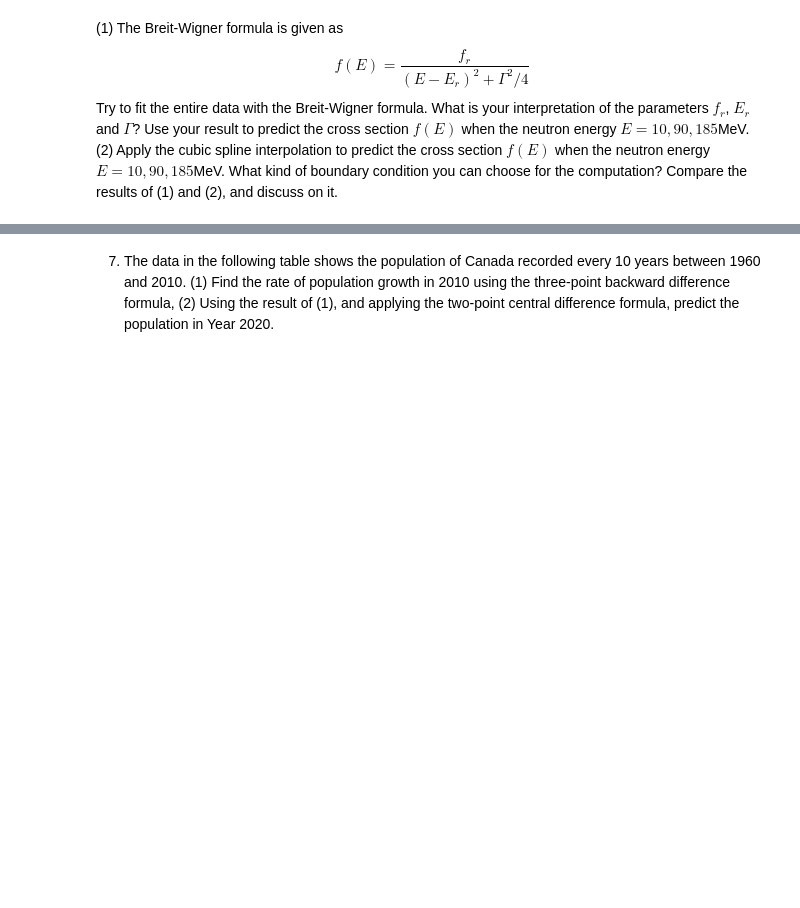
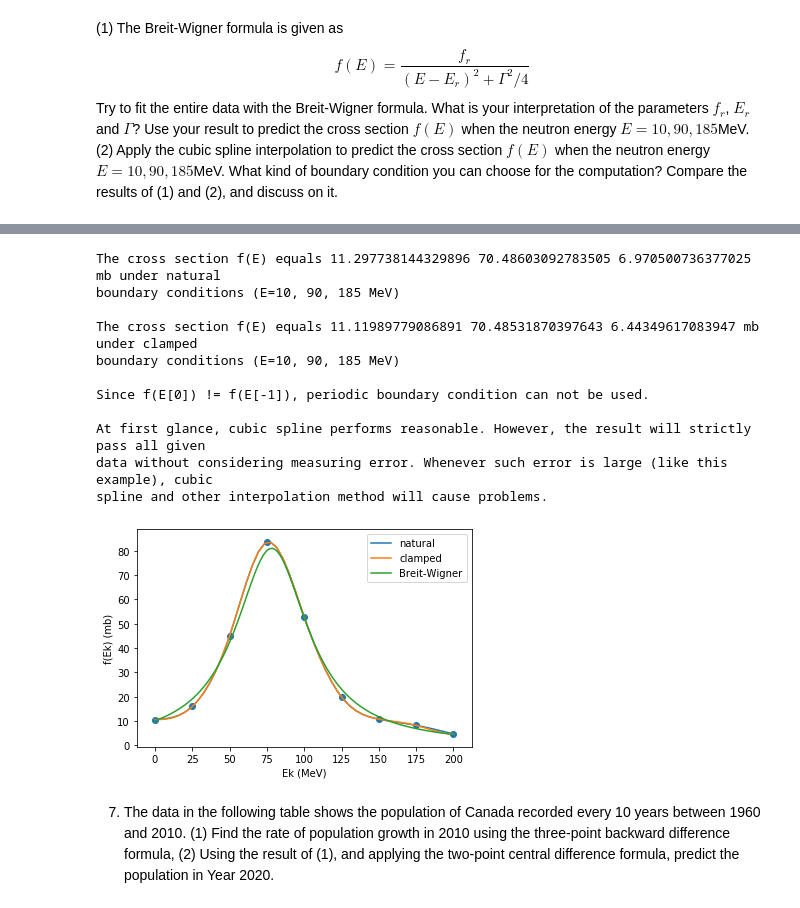
Before and after one commit to Little-old-brother-team/GroupWork, a Jupyter notebook: Week9/GroupWork9.ipynb, the cells around one changed output, grey strips where cells are left out. Saved outputs shown, nothing was run; the diff lists cells and outputs as text; code cells hidden in the pictures; blank space fills up the shorter version.

```diff
--- a/Week9/GroupWork9.ipynb
+++ b/Week9/GroupWork9.ipynb
@@ -390,3 +433,41 @@ When I = 1.58, alpha = 8.75314
+# %%
+from scipy.interpolate import CubicSpline
+
+# natural boundary condition
+cs = CubicSpline(E, f, bc_type='natural')
+xs = np.linspace(E[0],E[-1])
+plt.plot(xs,cs(xs))
+plt.scatter(E,f)
+# plt.legend(["natural"])
+
+# predict when E = 10,90,185 MeV
+print('The cross section f(E) equals {} {} {} mb under natural \nboundary conditions \
+(E=10, 90, 185 MeV)\n'.format(cs(10),cs(90),cs(185)))
+
+# clamped boundary condition
+cs = CubicSpline(E, f, bc_type='clamped')
+plt.plot(xs,cs(xs))
+plt.plot(e,f_plot)
+plt.xlabel('Ek (MeV)')
+plt.ylabel('f(Ek) (mb)')
+plt.legend(["natural","clamped","Breit-Wigner"])
+print('The cross section f(E) equals {} {} {} mb under clamped \nboundary conditions \
+(E=10, 90, 185 MeV)\n'.format(cs(10),cs(90),cs(185)))
+print('Since f(E[0]) != f(E[-1]), periodic boundary condition can not be used.\n')
+print('At first glance, cubic spline performs reasonable. However, the result will strictly pass all given \ndata without considering measuring error. Whenever such error is large (like this example), cubic \nspline and other interpolation method will cause problems.\n')
+# %% [output]
+The cross section f(E) equals 11.297738144329896 70.48603092783505 6.970500736377025 mb under natural
+boundary conditions (E=10, 90, 185 MeV)
+
+The cross section f(E) equals 11.11989779086891 70.48531870397643 6.44349617083947 mb under clamped
+boundary conditions (E=10, 90, 185 MeV)
+
+Since f(E[0]) != f(E[-1]), periodic boundary condition can not be used.
+
+At first glance, cubic spline performs reasonable. However, the result will strictly pass all given
+data without considering measuring error. Whenever such error is large (like this example), cubic
+spline and other interpolation method will cause problems.
+[figure, added]
 # %% [markdown]
 7. The data in the following table shows the population of Canada recorded every 10 years between 1960 and 2010.
     (1) Find the rate of population growth in 2010 using the three-point backward difference formula,
```
Also changed, not shown: parts of 3 cells of this notebook.
